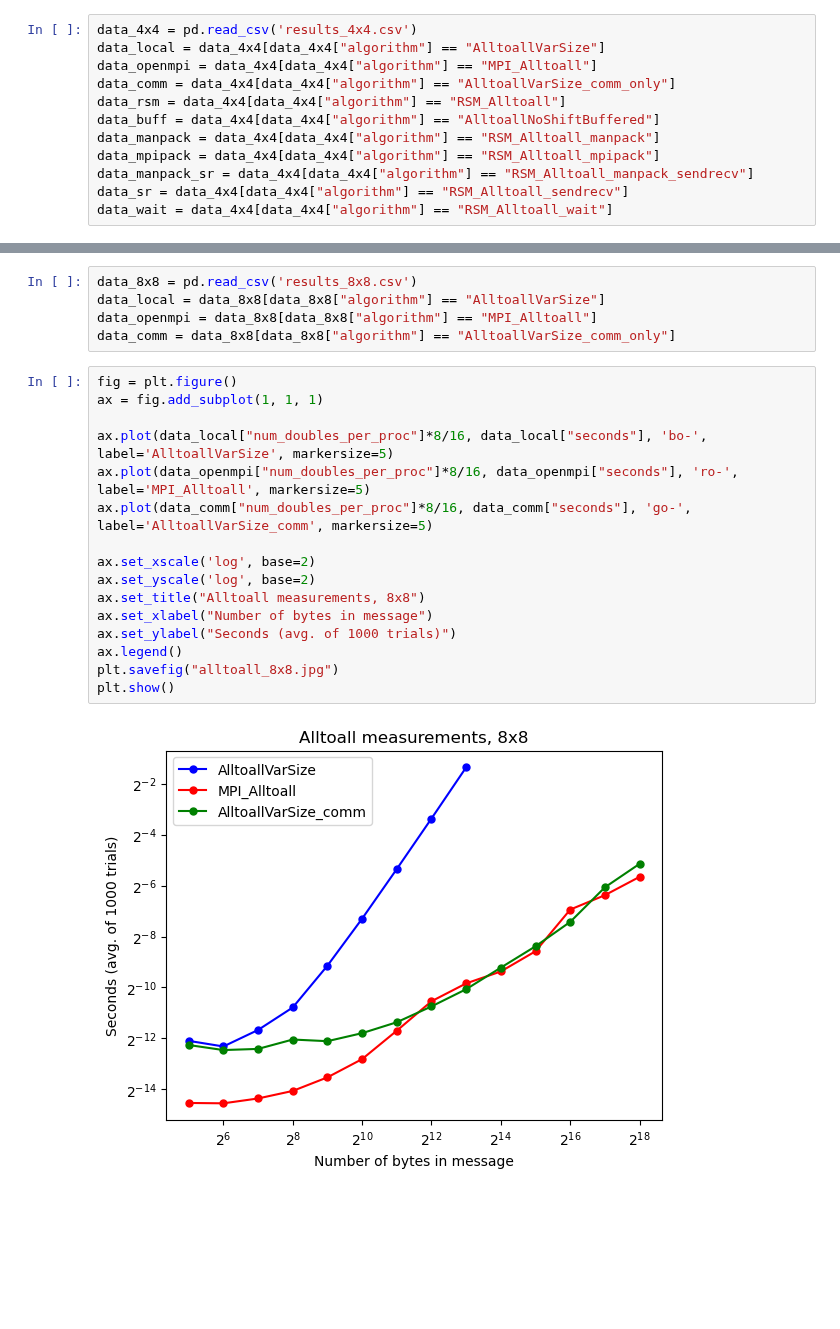
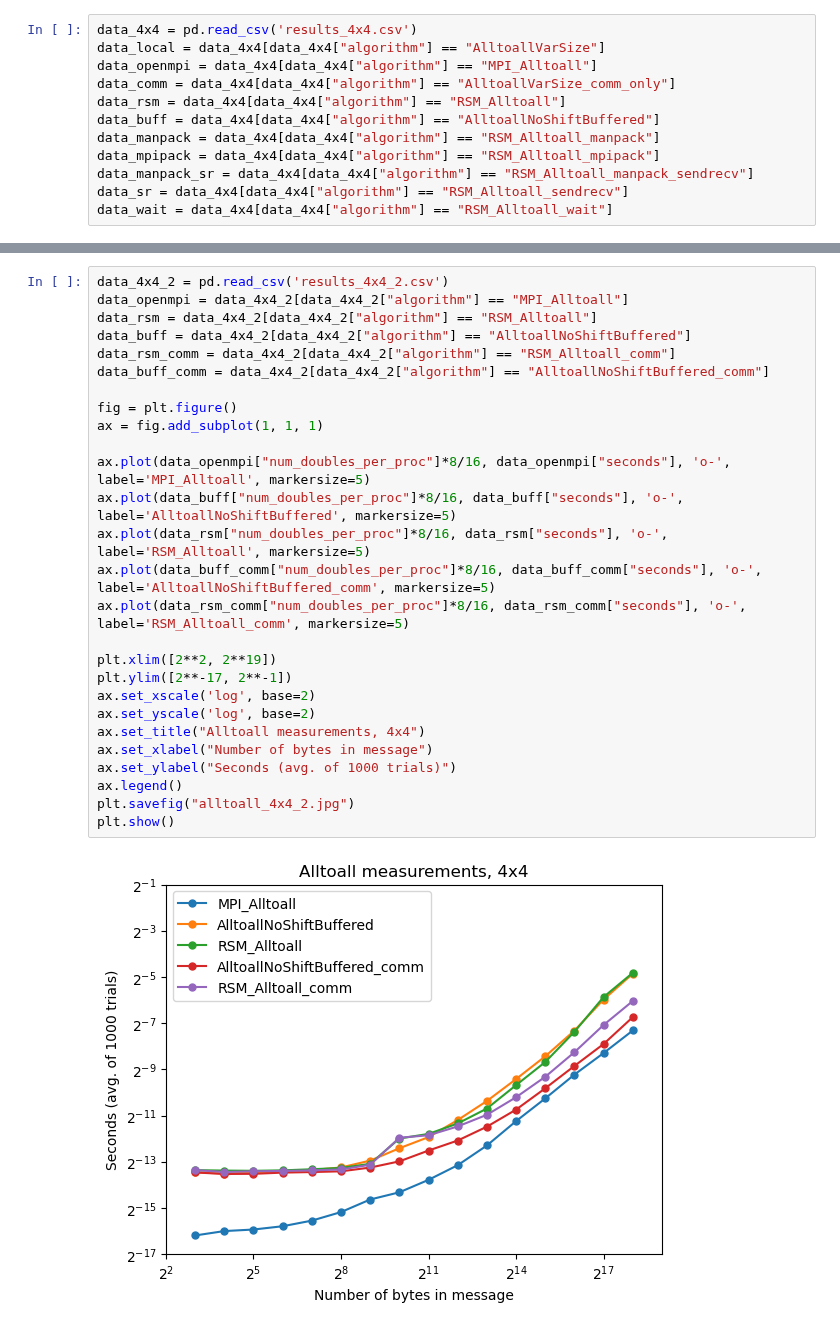
Before and after one commit to mctimm/CS542-Project, a Jupyter notebook: plots.ipynb, the cells around one changed output, grey strips where cells are left out. Cells and saved outputs as stored; diff of their text form; blank space fills up the shorter version.

```diff
--- a/plots.ipynb
+++ b/plots.ipynb
@@ -43,23 +45,29 @@ plt.show()
-# %%
-data_8x8 = pd.read_csv('results_8x8.csv')
-data_local = data_8x8[data_8x8["algorithm"] == "AlltoallVarSize"]
-data_openmpi = data_8x8[data_8x8["algorithm"] == "MPI_Alltoall"]
-data_comm = data_8x8[data_8x8["algorithm"] == "AlltoallVarSize_comm_only"]
-# %%
-fig = plt.figure()
-ax = fig.add_subplot(1, 1, 1)
-
-ax.plot(data_local["num_doubles_per_proc"]*8/16, data_local["seconds"], 'bo-', label='AlltoallVarSize', markersize=5)
-ax.plot(data_openmpi["num_doubles_per_proc"]*8/16, data_openmpi["seconds"], 'ro-', label='MPI_Alltoall', markersize=5)
-ax.plot(data_comm["num_doubles_per_proc"]*8/16, data_comm["seconds"], 'go-', label='AlltoallVarSize_comm', markersize=5)
-
-ax.set_xscale('log', base=2)
-ax.set_yscale('log', base=2)
-ax.set_title("Alltoall measurements, 8x8")
-ax.set_xlabel("Number of bytes in message")
-ax.set_ylabel("Seconds (avg. of 1000 trials)")
-ax.legend()
-plt.savefig("alltoall_8x8.jpg")
-plt.show()
-# %% [output]
-[figure, removed]
+# %%
+data_4x4_2 = pd.read_csv('results_4x4_2.csv')
+data_openmpi = data_4x4_2[data_4x4_2["algorithm"] == "MPI_Alltoall"]
+data_rsm = data_4x4_2[data_4x4_2["algorithm"] == "RSM_Alltoall"]
+data_buff = data_4x4_2[data_4x4_2["algorithm"] == "AlltoallNoShiftBuffered"]
+data_rsm_comm = data_4x4_2[data_4x4_2["algorithm"] == "RSM_Alltoall_comm"]
+data_buff_comm = data_4x4_2[data_4x4_2["algorithm"] == "AlltoallNoShiftBuffered_comm"]
+
+fig = plt.figure()
+ax = fig.add_subplot(1, 1, 1)
+
+ax.plot(data_openmpi["num_doubles_per_proc"]*8/16, data_openmpi["seconds"], 'o-', label='MPI_Alltoall', markersize=5)
+ax.plot(data_buff["num_doubles_per_proc"]*8/16, data_buff["seconds"], 'o-', label='AlltoallNoShiftBuffered', markersize=5)
+ax.plot(data_rsm["num_doubles_per_proc"]*8/16, data_rsm["seconds"], 'o-', label='RSM_Alltoall', markersize=5)
+ax.plot(data_buff_comm["num_doubles_per_proc"]*8/16, data_buff_comm["seconds"], 'o-', label='AlltoallNoShiftBuffered_comm', markersize=5)
+ax.plot(data_rsm_comm["num_doubles_per_proc"]*8/16, data_rsm_comm["seconds"], 'o-', label='RSM_Alltoall_comm', markersize=5)
+
+plt.xlim([2**2, 2**19])
+plt.ylim([2**-17, 2**-1])
+ax.set_xscale('log', base=2)
+ax.set_yscale('log', base=2)
+ax.set_title("Alltoall measurements, 4x4")
+ax.set_xlabel("Number of bytes in message")
+ax.set_ylabel("Seconds (avg. of 1000 trials)")
+ax.legend()
+plt.savefig("alltoall_4x4_2.jpg")
+plt.show()
+# %% [output]
+[figure, added]
```
Also changed, not shown: parts of 2 cells of this notebook, 1 other file.
